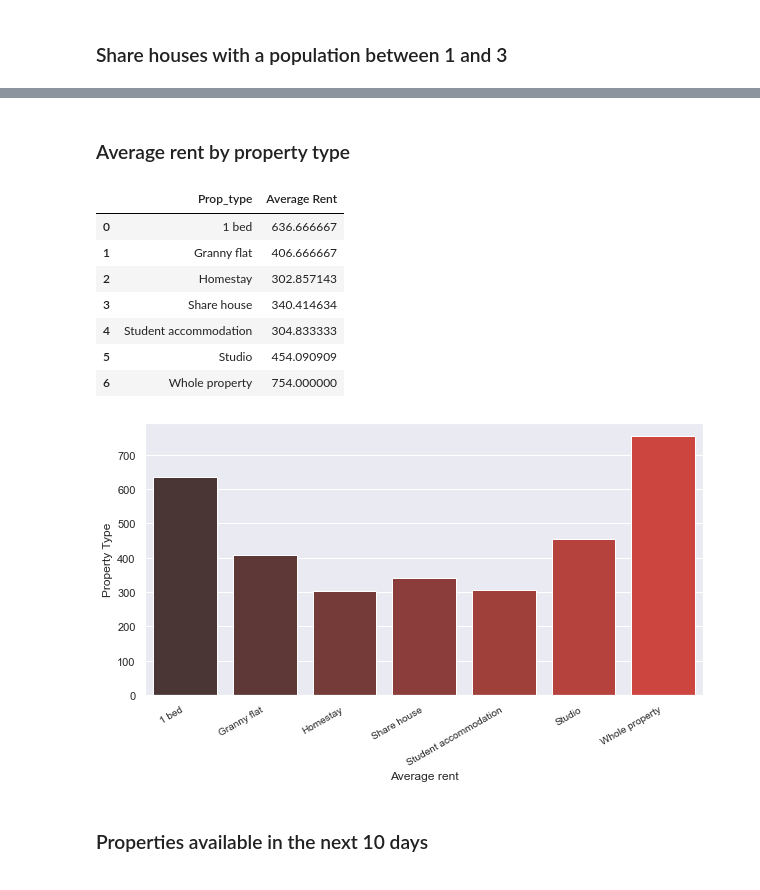
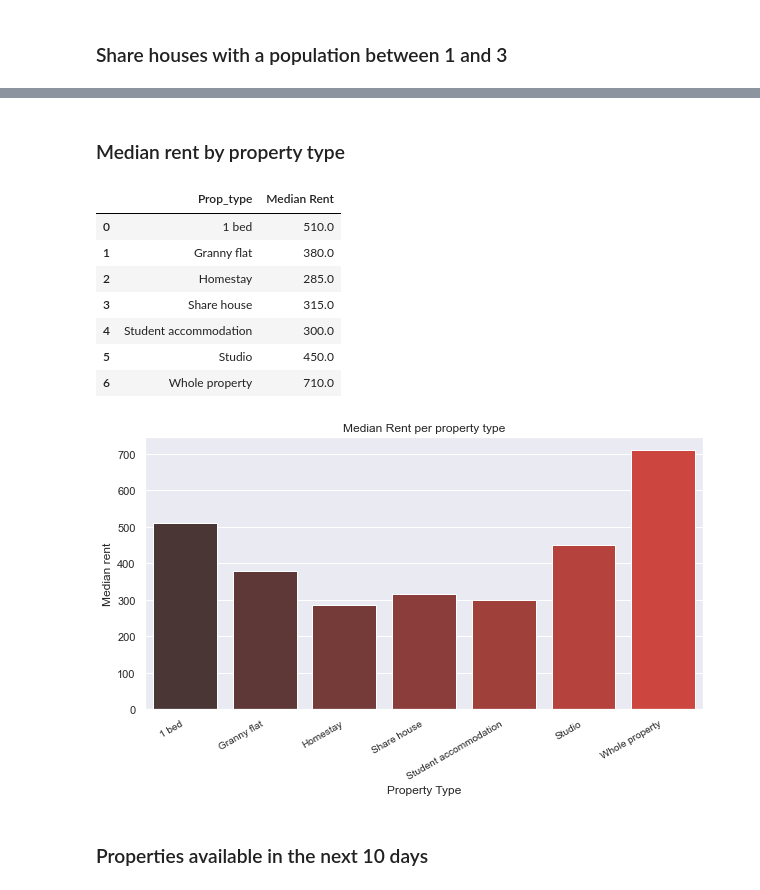
Before and after one commit to anshuman-111/flatmates-data, a Jupyter notebook: aggregator.ipynb, the cells around one changed output, grey strips where cells are left out. Drawn from its saved outputs; the diff is of its cells as text; code cells hidden in the pictures.

```diff
--- a/aggregator.ipynb
+++ b/aggregator.ipynb
@@ -202,29 +186,30 @@ view.loc[(view["rent_pw"] == view["rent_pw"].min())]
 # %% [markdown]
-### Average rent by property type
+### Median rent by property type
 # %%
-avg_rent_per_prop = df.groupby(["prop_type"], as_index=False).mean()
-avg_rent_per_prop = avg_rent_per_prop[["prop_type","rent_pw"]]
-avg_rent_per_prop.columns = ["Prop_type","Average Rent"]
-avg_rent_per_prop
+med_rent_per_prop = df.groupby(["prop_type"], as_index=False).median()
+med_rent_per_prop = med_rent_per_prop[["prop_type","rent_pw"]]
+med_rent_per_prop.columns = ["Prop_type","Median Rent"]
+med_rent_per_prop
 # %% [output]
-|  | Prop_type | Average Rent |
-| 0 | 1 bed | 636.666667 |
-| 1 | Granny flat | 406.666667 |
-| 2 | Homestay | 302.857143 |
-| 3 | Share house | 340.414634 |
-| 4 | Student accommodation | 304.833333 |
-| 5 | Studio | 454.090909 |
-| 6 | Whole property | 754.000000 |
+|  | Prop_type | Median Rent |
+| 0 | 1 bed | 510.0 |
+| 1 | Granny flat | 380.0 |
+| 2 | Homestay | 285.0 |
+| 3 | Share house | 315.0 |
+| 4 | Student accommodation | 300.0 |
+| 5 | Studio | 450.0 |
+| 6 | Whole property | 710.0 |
 # %%
 sns.set(rc={"figure.figsize":(10,5)})
-palette = sns.color_palette("Reds_d", len(avg_rent_per_prop)+6)
-fig = sns.barplot(x=avg_rent_per_prop['Prop_type'],y=avg_rent_per_prop["Average Rent"],palette=palette)
+palette = sns.color_palette("Reds_d", len(med_rent_per_prop)+6)
+fig = sns.barplot(x=med_rent_per_prop['Prop_type'],y=med_rent_per_prop["Median Rent"],palette=palette)
 fig.set_xticklabels(fig.get_xticklabels(),fontsize=10, rotation =30, ha="right")
-plt.ylabel("Property Type")
-plt.xlabel("Average rent")
+plt.title("Median Rent per property type")
+
+plt.ylabel("Median rent")
 plt.show()
 # %% [output]
-[figure, old version]
+[figure, new version]
 # %% [markdown]
 ### Properties available in the next 10 days
 # %%
```
Also changed, not shown: parts of 16 cells of this notebook, 1 other file.
